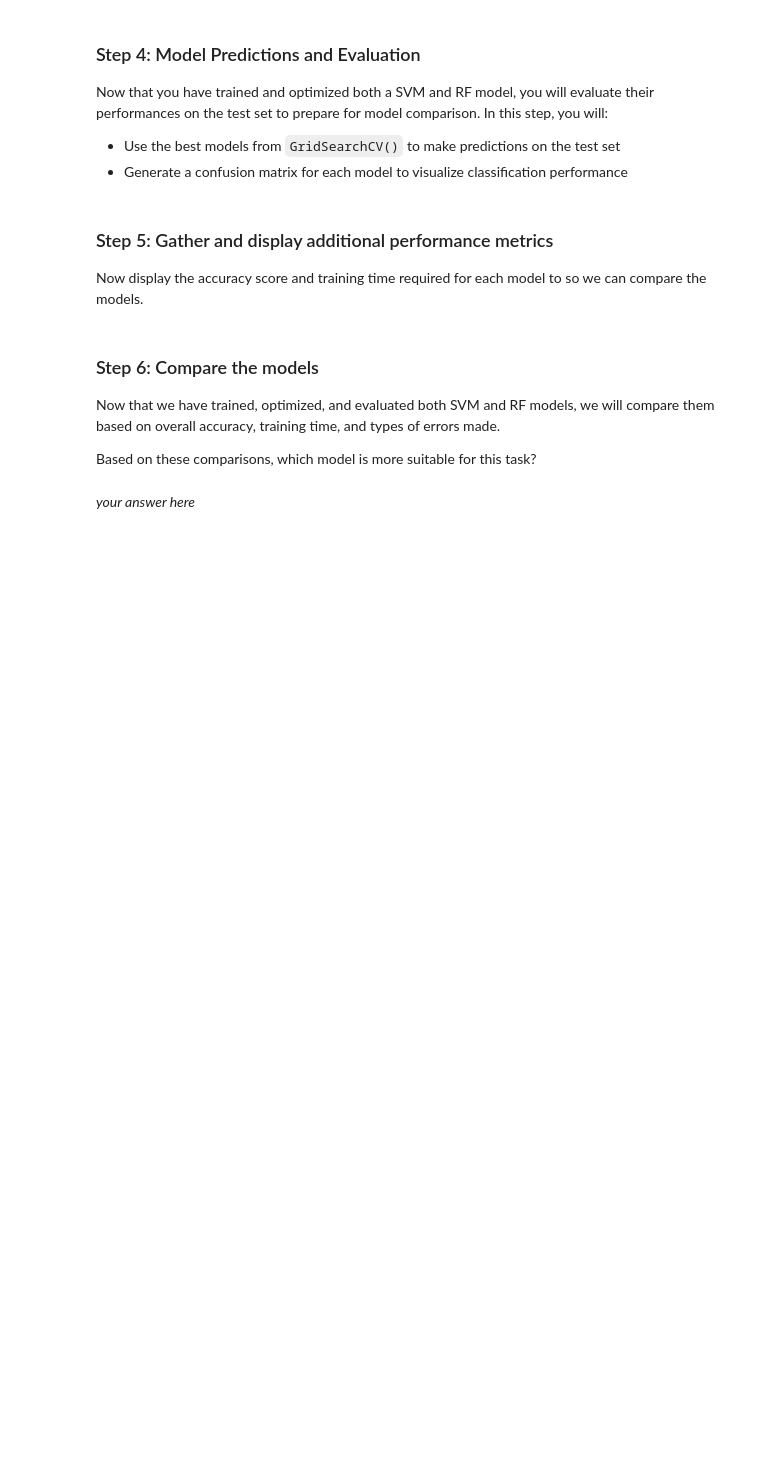
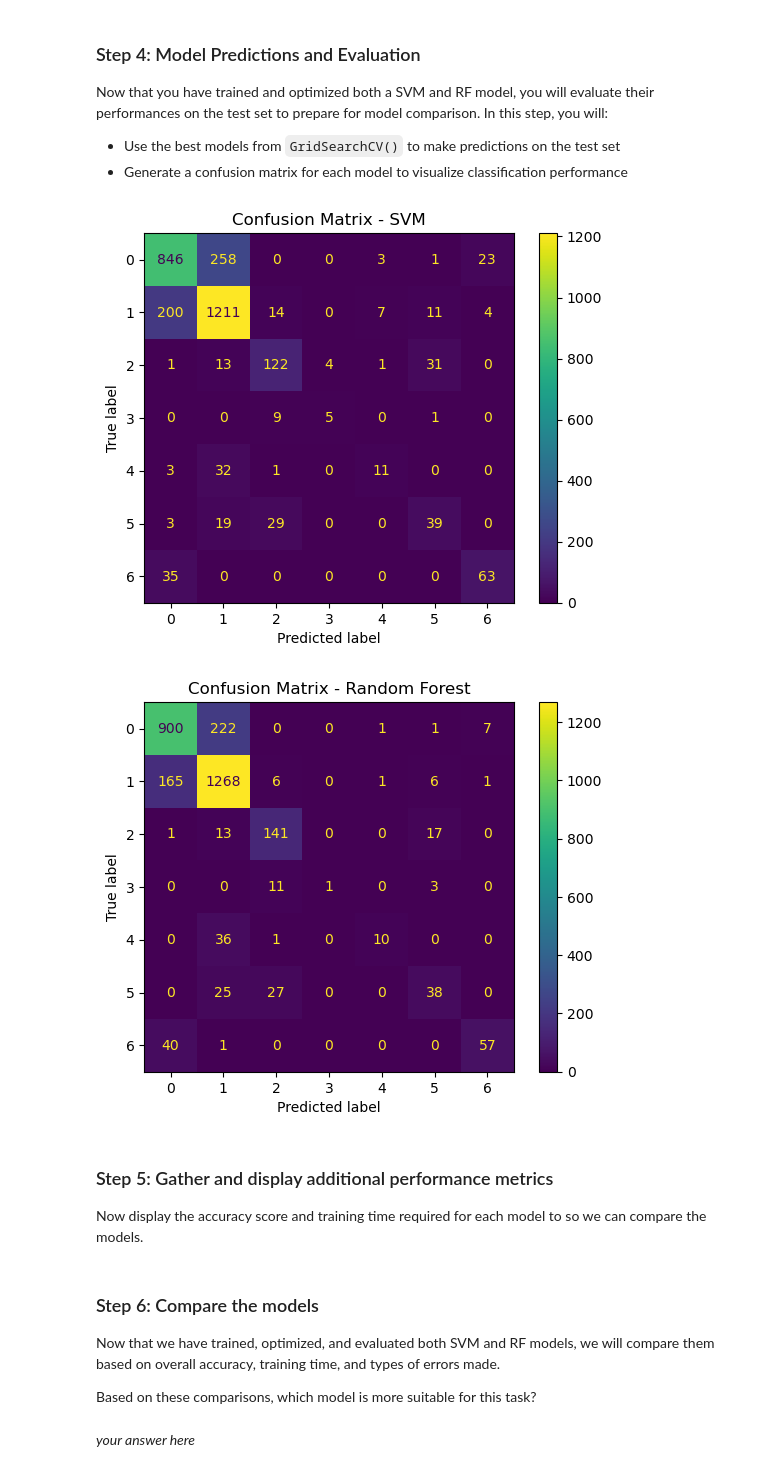
Before and after one commit to jorb1/EDS232-labs, a Jupyter notebook: Week9/lab9-svm-forest-cover.ipynb, the cells around one changed output. Drawn from its saved outputs; the diff is of its cells as text; code cells hidden in the pictures; blank space fills up the shorter version.

```diff
--- a/Week9/lab9-svm-forest-cover.ipynb
+++ b/Week9/lab9-svm-forest-cover.ipynb
@@ -114,6 +141,33 @@ Let's compare our SVM to a Random Forest classifier.  Create a grid for cross-va
 Now that you have trained and optimized both a SVM and RF model, you will evaluate their performances on the test set to prepare for model comparison. In this step, you will:
 - Use the best models from `GridSearchCV()` to make predictions on the test set
 - Generate a confusion matrix for each model to visualize classification performance
+# %%
+# Best SVM model from GridSearchCV
+best_svm = grid_search.best_estimator_
+
+# Best Random Forest model from GridSearchCV
+best_rf = grid_search_rf.best_estimator_
+
+# Make predictions on the test set
+y_pred_svm = best_svm.predict(X_test_scaled)
+y_pred_rf = best_rf.predict(X_test_scaled)
+
+# Confusion matrix for SVM
+cm_svm = confusion_matrix(y_test, y_pred_svm)
+disp_svm = ConfusionMatrixDisplay(confusion_matrix=cm_svm)
+disp_svm.plot()
+plt.title("Confusion Matrix - SVM")
+plt.show()
+
+# Confusion matrix for Random Forest
+cm_rf = confusion_matrix(y_test, y_pred_rf)
+disp_rf = ConfusionMatrixDisplay(confusion_matrix=cm_rf)
+disp_rf.plot()
+plt.title("Confusion Matrix - Random Forest")
+plt.show()
+# %% [output]
+[figure, added]
+[figure, added]
 # %% [markdown]
 ### Step 5: Gather and display additional performance metrics
 Now display the accuracy score and training time required for each model to so we can compare the models.
```
Also changed, not shown: parts of 2 cells of this notebook.
